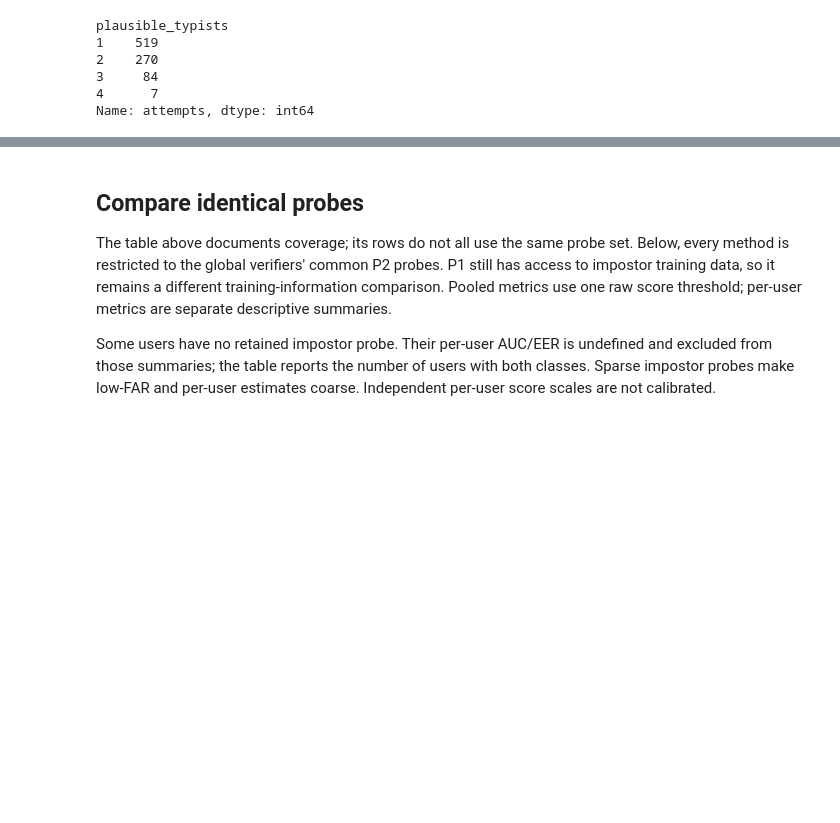
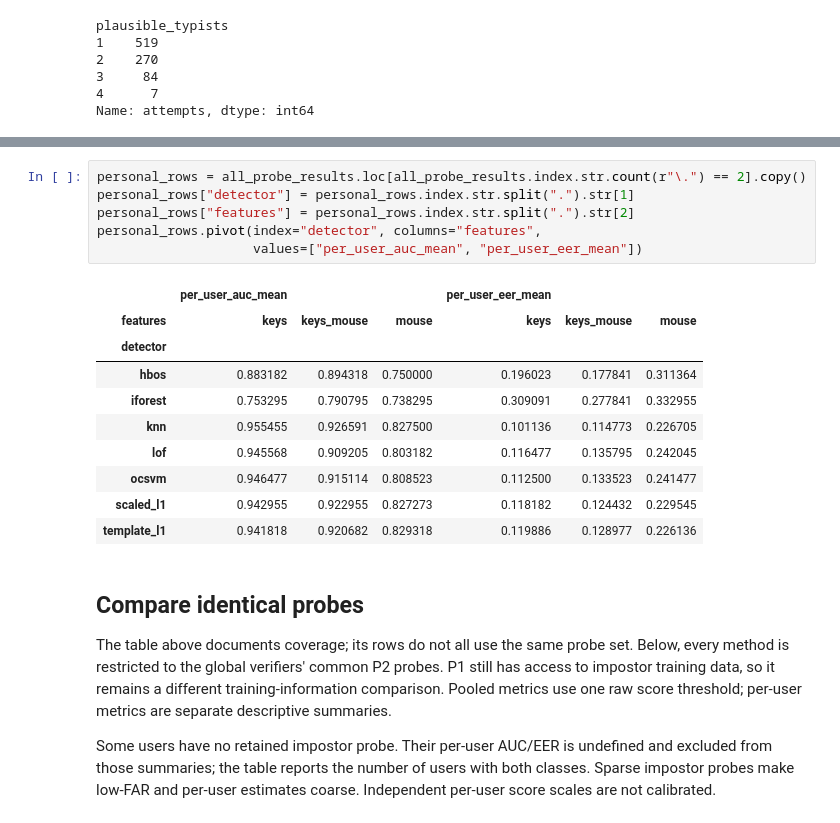
Before and after one commit to m-heldt/behavioral-ml, a Jupyter notebook: notebooks/models.ipynb, the cells around one changed output, grey strips where cells are left out. Drawn from its saved outputs; the diff is of its cells as text; blank space fills up the shorter version.

Commit message:
Add personal novelty detector and feature matrix

```diff
--- a/notebooks/models.ipynb
+++ b/notebooks/models.ipynb
@@ -91,3 +110,20 @@ all_probe_results
+# %%
+personal_rows = all_probe_results.loc[all_probe_results.index.str.count(r"\.") == 2].copy()
+personal_rows["detector"] = personal_rows.index.str.split(".").str[1]
+personal_rows["features"] = personal_rows.index.str.split(".").str[2]
+personal_rows.pivot(index="detector", columns="features",
+                    values=["per_user_auc_mean", "per_user_eer_mean"])
+# %% [output]
+|  | per_user_auc_mean |  |  | per_user_eer_mean |  |  |
+| features | keys | keys_mouse | mouse | keys | keys_mouse | mouse |
+| detector |  |  |  |  |  |  |
+| hbos | 0.883182 | 0.894318 | 0.750000 | 0.196023 | 0.177841 | 0.311364 |
+| iforest | 0.753295 | 0.790795 | 0.738295 | 0.309091 | 0.277841 | 0.332955 |
+| knn | 0.955455 | 0.926591 | 0.827500 | 0.101136 | 0.114773 | 0.226705 |
+| lof | 0.945568 | 0.909205 | 0.803182 | 0.116477 | 0.135795 | 0.242045 |
+| ocsvm | 0.946477 | 0.915114 | 0.808523 | 0.112500 | 0.133523 | 0.241477 |
+| scaled_l1 | 0.942955 | 0.922955 | 0.827273 | 0.118182 | 0.124432 | 0.229545 |
+| template_l1 | 0.941818 | 0.920682 | 0.829318 | 0.119886 | 0.128977 | 0.226136 |
 # %% [markdown]
 ## Compare identical probes
 
```
Also changed, not shown: parts of 7 cells of this notebook, 5 other files.
